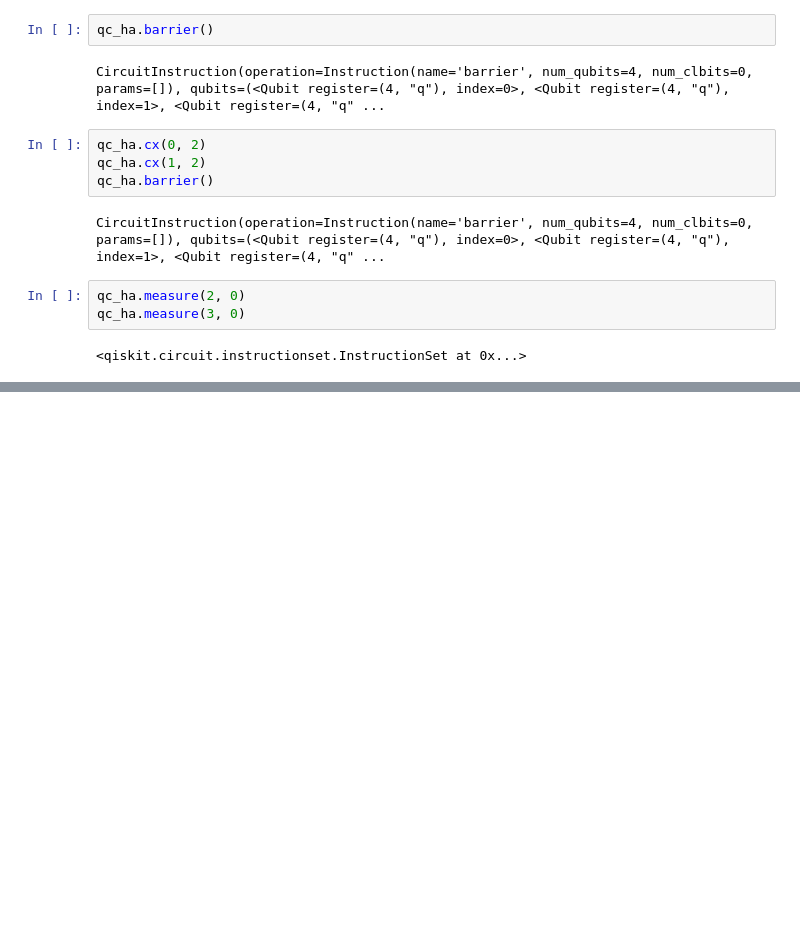
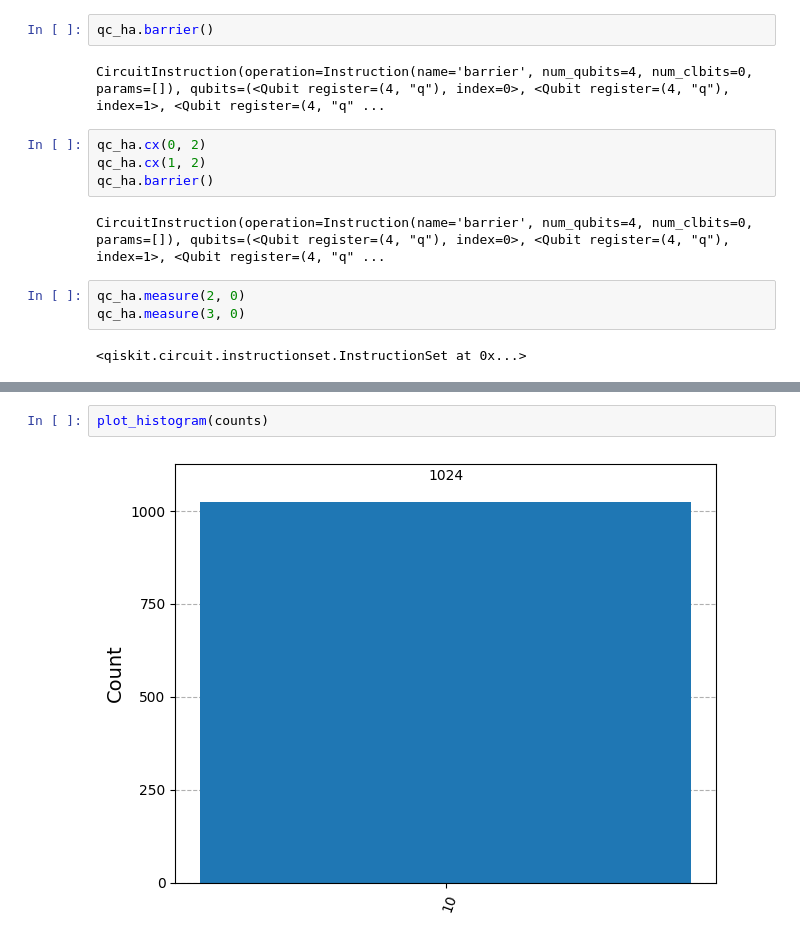
Before and after one commit to ram-polisetti/qiskit, a Jupyter notebook: Fundamentals.ipynb, the cells around one changed output, grey strips where cells are left out. Drawn from its saved outputs; the diff is of its cells as text; blank space fills up the shorter version.

```diff
--- a/Fundamentals.ipynb
+++ b/Fundamentals.ipynb
@@ -544,0 +571,4 @@ qc_ha.measure([2, 0], [3, 0])
+# %%
+plot_histogram(counts)
+# %% [output]
+[figure, added]
```
Also changed, not shown: parts of 12 cells of this notebook.
